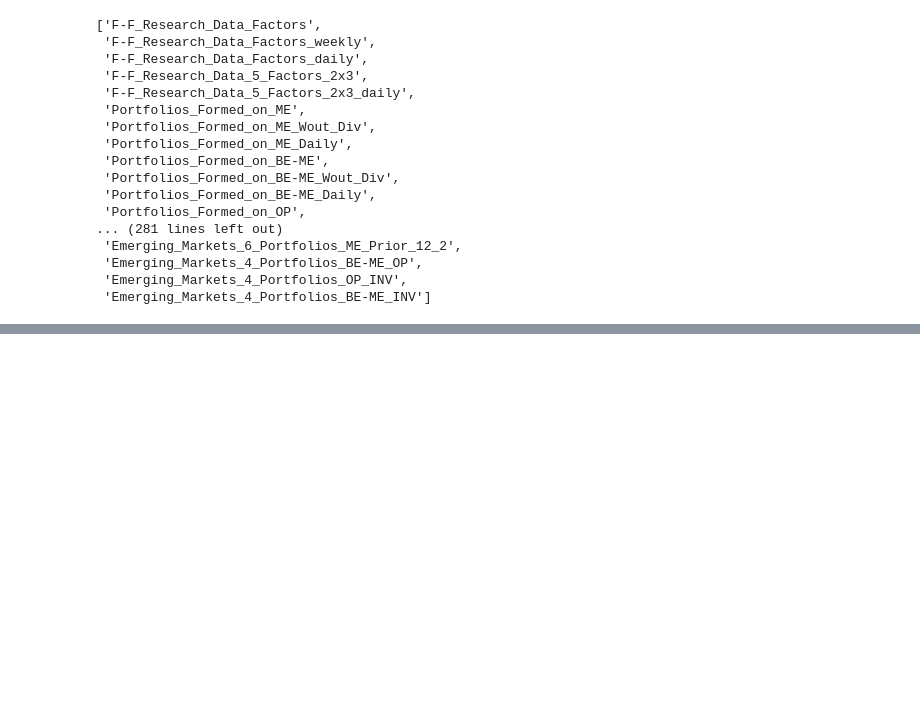
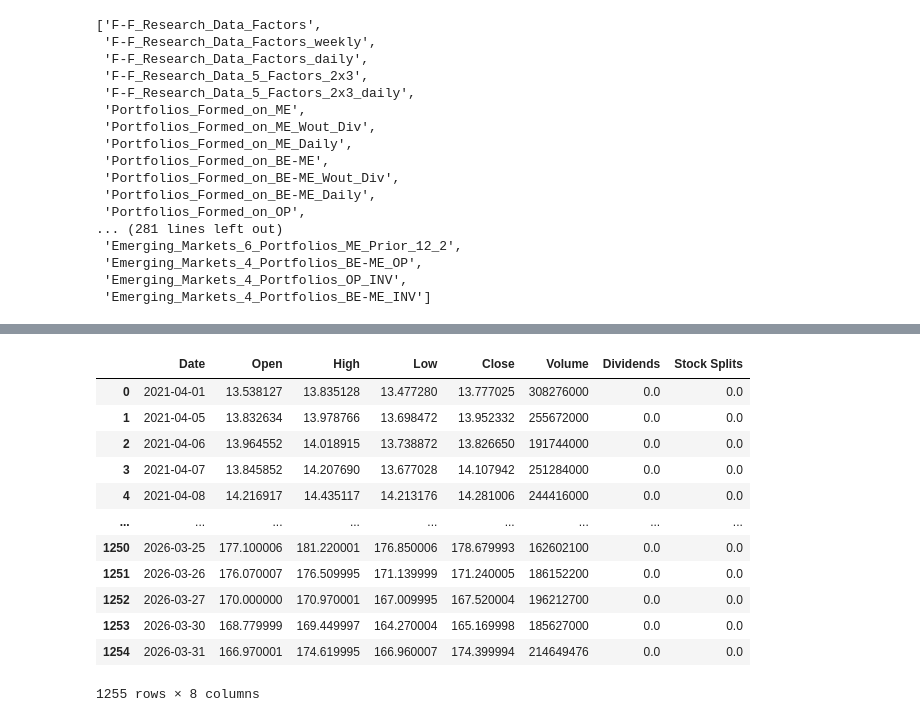
Before and after one commit to cmlee2/fama-french-model-analysis, a Jupyter notebook: model_test.ipynb, the cells around one changed output, grey strips where cells are left out. Saved outputs shown, nothing was run; the diff lists cells and outputs as text; code cells hidden in the pictures; blank space fills up the shorter version.

```diff
--- a/model_test.ipynb
+++ b/model_test.ipynb
@@ -50,0 +69,2 @@ data
+# %%
+AAPL = yfinance.Ticker("NVDA")
@@ -50,0 +91,22 @@ data
+# %%
+history = AAPL.history(period='5y')
+# %%
+history = history.reset_index()
+# %%
+history['Date'] = history['Date'].dt.date
+# %%
+history
+# %% [output]
+|  | Date | Open | High | Low | Close | Volume | Dividends | Stock Splits |
+| 0 | 2021-04-01 | 13.538127 | 13.835128 | 13.477280 | 13.777025 | 308276000 | 0.0 | 0.0 |
+| 1 | 2021-04-05 | 13.832634 | 13.978766 | 13.698472 | 13.952332 | 255672000 | 0.0 | 0.0 |
+| 2 | 2021-04-06 | 13.964552 | 14.018915 | 13.738872 | 13.826650 | 191744000 | 0.0 | 0.0 |
+| 3 | 2021-04-07 | 13.845852 | 14.207690 | 13.677028 | 14.107942 | 251284000 | 0.0 | 0.0 |
+| 4 | 2021-04-08 | 14.216917 | 14.435117 | 14.213176 | 14.281006 | 244416000 | 0.0 | 0.0 |
+| ... | ... | ... | ... | ... | ... | ... | ... | ... |
+| 1250 | 2026-03-25 | 177.100006 | 181.220001 | 176.850006 | 178.679993 | 162602100 | 0.0 | 0.0 |
+| 1251 | 2026-03-26 | 176.070007 | 176.509995 | 171.139999 | 171.240005 | 186152200 | 0.0 | 0.0 |
+| 1252 | 2026-03-27 | 170.000000 | 170.970001 | 167.009995 | 167.520004 | 196212700 | 0.0 | 0.0 |
+| 1253 | 2026-03-30 | 168.779999 | 169.449997 | 164.270004 | 165.169998 | 185627000 | 0.0 | 0.0 |
+| 1254 | 2026-03-31 | 166.970001 | 174.619995 | 166.960007 | 174.399994 | 214649476 | 0.0 | 0.0 |
+1255 rows × 8 columns
```
Also changed, not shown: parts of 19 cells of this notebook.
